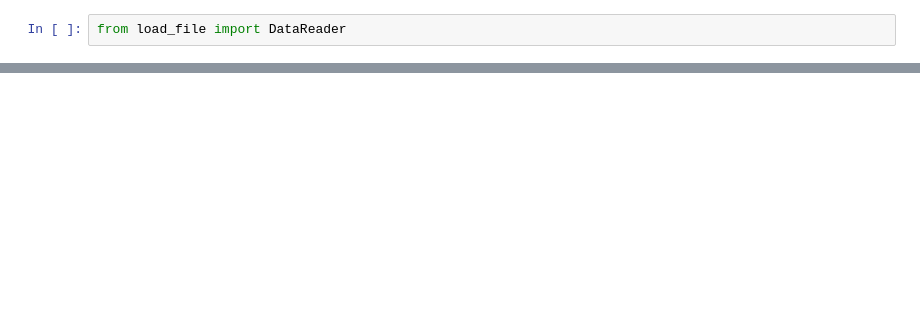
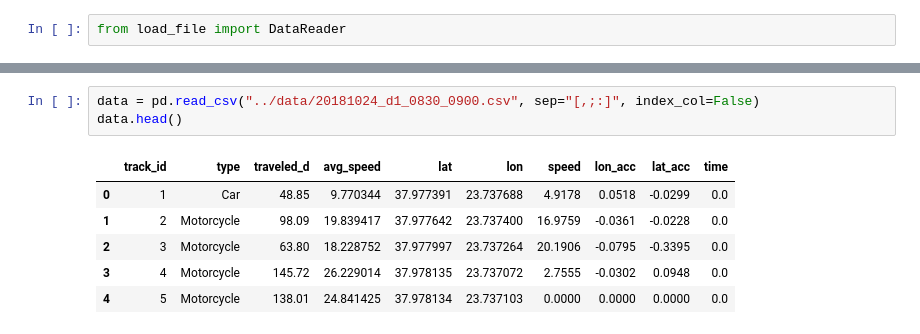
Before and after one commit to BirhanuGebisa/Data-warehouse, a Jupyter notebook: notebooks/data_EDA.ipynb, the cells around one changed output, grey strips where cells are left out. Cells and saved outputs as stored; diff of their text form; blank space fills up the shorter version.

```diff
--- a/notebooks/data_EDA.ipynb
+++ b/notebooks/data_EDA.ipynb
@@ -27,3 +30,13 @@ time         1446887 non-null float64
 dtypes: float64(6), object(1)
 memory usage: 77.3+ MB
 None
+# %%
+data = pd.read_csv("../data/20181024_d1_0830_0900.csv", sep="[,;:]", index_col=False)
+data.head()
+# %% [output]
+|  | track_id | type | traveled_d | avg_speed | lat | lon | speed | lon_acc | lat_acc | time |
+| 0 | 1 | Car | 48.85 | 9.770344 | 37.977391 | 23.737688 | 4.9178 | 0.0518 | -0.0299 | 0.0 |
+| 1 | 2 | Motorcycle | 98.09 | 19.839417 | 37.977642 | 23.737400 | 16.9759 | -0.0361 | -0.0228 | 0.0 |
+| 2 | 3 | Motorcycle | 63.80 | 18.228752 | 37.977997 | 23.737264 | 20.1906 | -0.0795 | -0.3395 | 0.0 |
+| 3 | 4 | Motorcycle | 145.72 | 26.229014 | 37.978135 | 23.737072 | 2.7555 | -0.0302 | 0.0948 | 0.0 |
+| 4 | 5 | Motorcycle | 138.01 | 24.841425 | 37.978134 | 23.737103 | 0.0000 | 0.0000 | 0.0000 | 0.0 |
```
Also changed, not shown: parts of 7 cells of this notebook.
